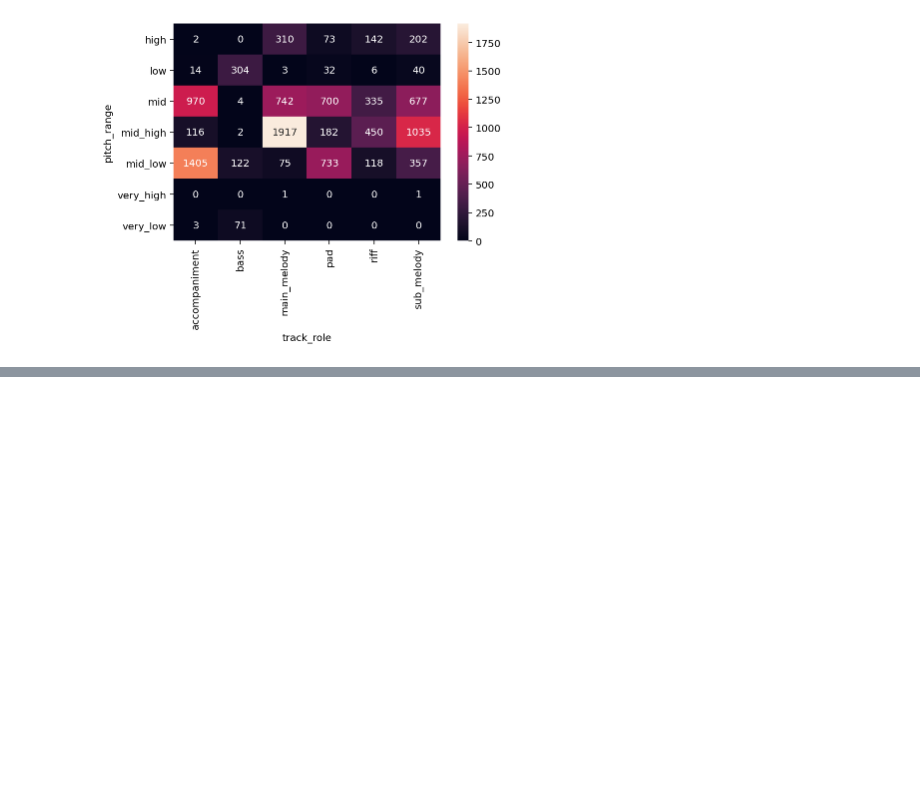
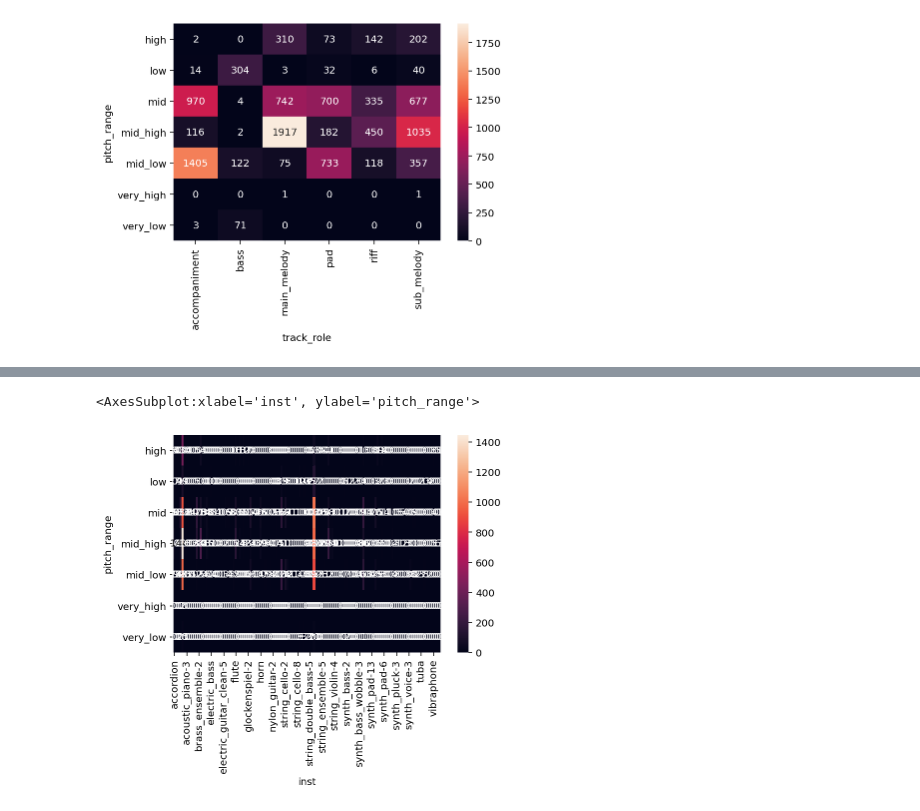
Before and after one commit to Data-Science-Community-SRM/Rhythm-Generator, a Jupyter notebook: notebook/EDA_zayed.ipynb, the cells around one changed output, grey strips where cells are left out. Cells and saved outputs as stored; diff of their text form; code cells hidden in the pictures; blank space fills up the shorter version.

```diff
--- a/notebook/EDA_zayed.ipynb
+++ b/notebook/EDA_zayed.ipynb
@@ -190,5 +192,6 @@ sns.heatmap(crosstab, annot = True,fmt='.5g')
 <AxesSubplot:xlabel='track_role', ylabel='pitch_range'>
 [figure]
 # %%
-crosstab=pd.crosstab(index=[])
+crosstab2=pd.crosstab(index=df["pitch_range"],columns=df["inst"])
+print(crosstab2)
 # %% [output]
@@ -195,0 +215,5 @@ TypeError: crosstab() missing 1 required positional argument: 'columns'
+# %%
+sns.heatmap(crosstab2, annot = True,fmt='.5g')
+# %% [output]
+<AxesSubplot:xlabel='inst', ylabel='pitch_range'>
+[figure, added]
```
Also changed, not shown: parts of 4 cells of this notebook.
